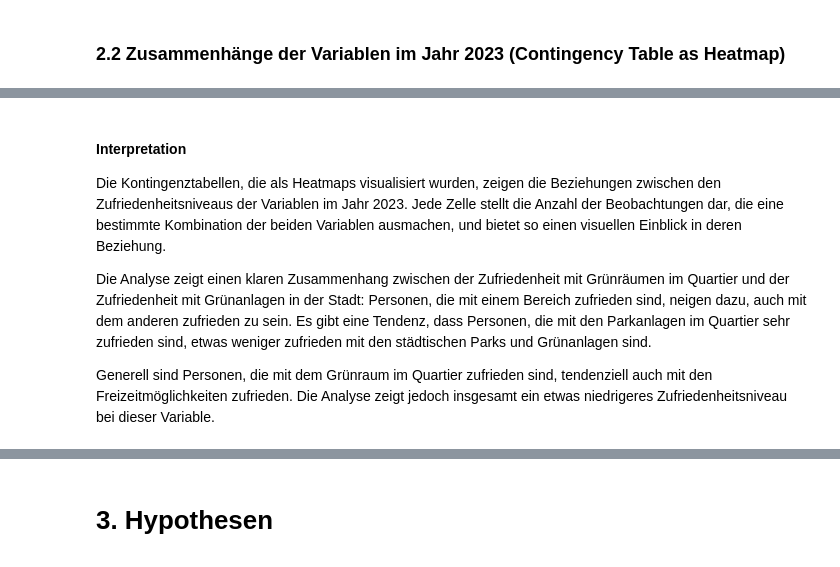
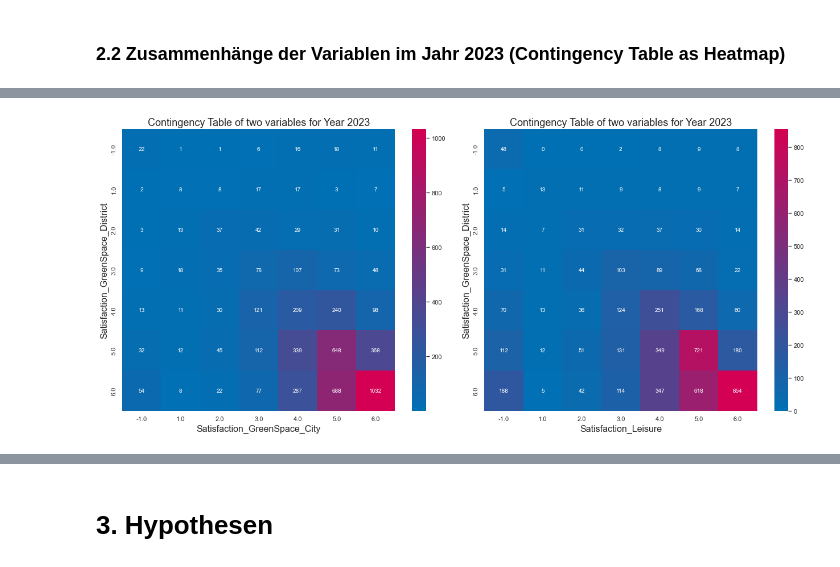
Before and after one commit to tabeaeggler/Analyse-Bevoelkerungsbefragungen-STEZ, a Jupyter notebook: analyse_bevoelkerungsbefragungen.ipynb, the cells around one changed output, grey strips where cells are left out. Drawn from its saved outputs; the diff is of its cells as text; code cells hidden in the pictures.

```diff
--- a/analyse_bevoelkerungsbefragungen.ipynb
+++ b/analyse_bevoelkerungsbefragungen.ipynb
@@ -73,7 +74,7 @@ satisfaction_mapping = {
 }
 
 # apply mapping
-ordinal_columns = ['Satisfaction_GreenSpace_City', 'Satisfaction_GreenSpace_District', 'Satisfaction_Leisure']
+ordinal_columns = ['Satisfaction_GreenSpace_District', 'Satisfaction_GreenSpace_City', 'Satisfaction_Leisure']
 for col in ordinal_columns:
     df[col] = df[col].replace(satisfaction_mapping).astype(float)
 
@@ -202,8 +171,32 @@ plt.show()
-# %% [markdown]
-#### Interpretation
-
-Die Kontingenztabellen, die als Heatmaps visualisiert wurden, zeigen die Beziehungen zwischen den Zufriedenheitsniveaus der Variablen im Jahr 2023. Jede Zelle stellt die Anzahl der Beobachtungen dar, die eine bestimmte Kombination der beiden Variablen ausmachen, und bietet so einen visuellen Einblick in deren Beziehung.
-
-Die Analyse zeigt einen klaren Zusammenhang zwischen der Zufriedenheit mit Grünräumen im Quartier und der Zufriedenheit mit Grünanlagen in der Stadt: Personen, die mit einem Bereich zufrieden sind, neigen dazu, auch mit dem anderen zufrieden zu sein. Es gibt eine Tendenz, dass Personen, die mit den Parkanlagen im Quartier sehr zufrieden sind, etwas weniger zufrieden mit den städtischen Parks und Grünanlagen sind.
-
-Generell sind Personen, die mit dem Grünraum im Quartier zufrieden sind, tendenziell auch mit den Freizeitmöglichkeiten zufrieden. Die Analyse zeigt jedoch insgesamt ein etwas niedrigeres Zufriedenheitsniveau bei dieser Variable.
+# %%
+# filter data for the year 2023
+df_2023 = df[df['Year'] == 2023]
+
+# define the custom colors for the heatmap based on https://www.zh.ch/de/webangebote-entwickeln-und-gestalten/inhalt/designsystem/design-grundlagen/farben.zhweb-noredirect.zhweb-cache.html?
+custom_cmap = sns.blend_palette(["#0070B4", "#D40053"], as_cmap=True)
+
+# function to create and plot a heatmap for given variables
+def plot_heatmap(var1, var2, ax):
+    # create a contingency table
+    contingency_table_all = pd.crosstab(df_2023[var1], df_2023[var2])
+
+    # plot the heatmap
+    sns.heatmap(contingency_table_all, annot=True, cmap=custom_cmap, fmt='d', ax=ax)
+    ax.set_title(f'Contingency Table of two variables for Year 2023', fontsize=18)
+    ax.set_xlabel(var2, fontsize=16)
+    ax.set_ylabel(var1, fontsize=16)
+
+# create a figure with two subplots side by side
+fig, axes = plt.subplots(1, 2, figsize=(18, 8))
+
+# plot the first heatmap: Satisfaction_GreenSpace_District vs Satisfaction_GreenSpace_City
+plot_heatmap('Satisfaction_GreenSpace_District', 'Satisfaction_GreenSpace_City', ax=axes[0])
+
+# plot the second heatmap: Satisfaction_GreenSpace_District vs Satisfaction_Leisure
+plot_heatmap('Satisfaction_GreenSpace_District', 'Satisfaction_Leisure', ax=axes[1])
+
+# adjust layout
+plt.tight_layout()
+plt.show()
+# %% [output]
+[figure, added]
```
Also changed, not shown: parts of 28 cells of this notebook.
